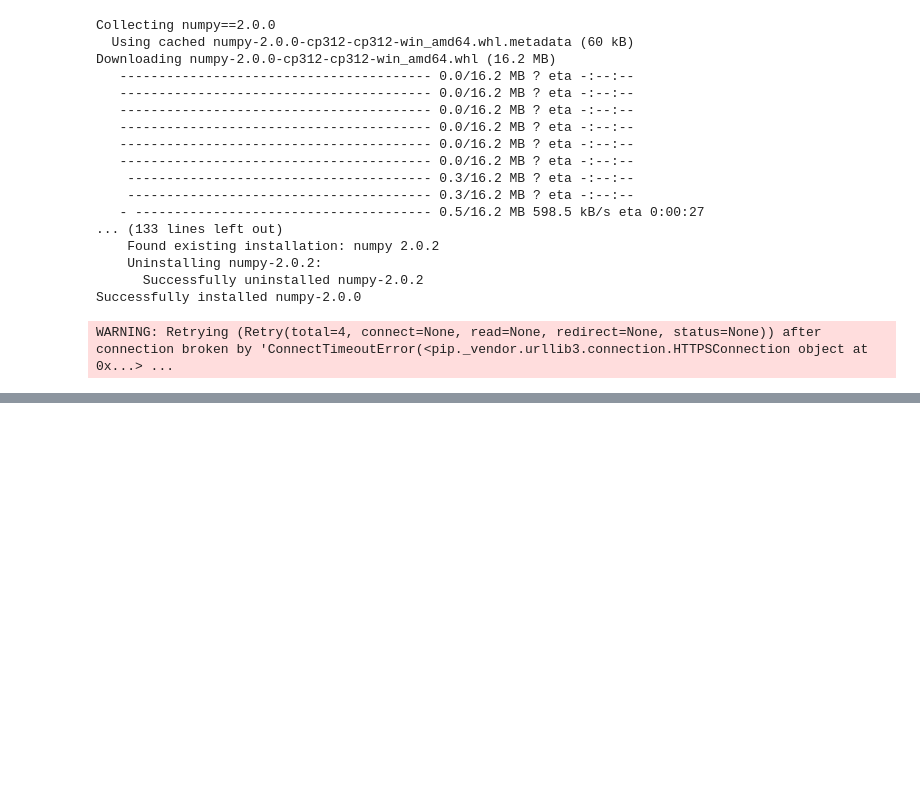
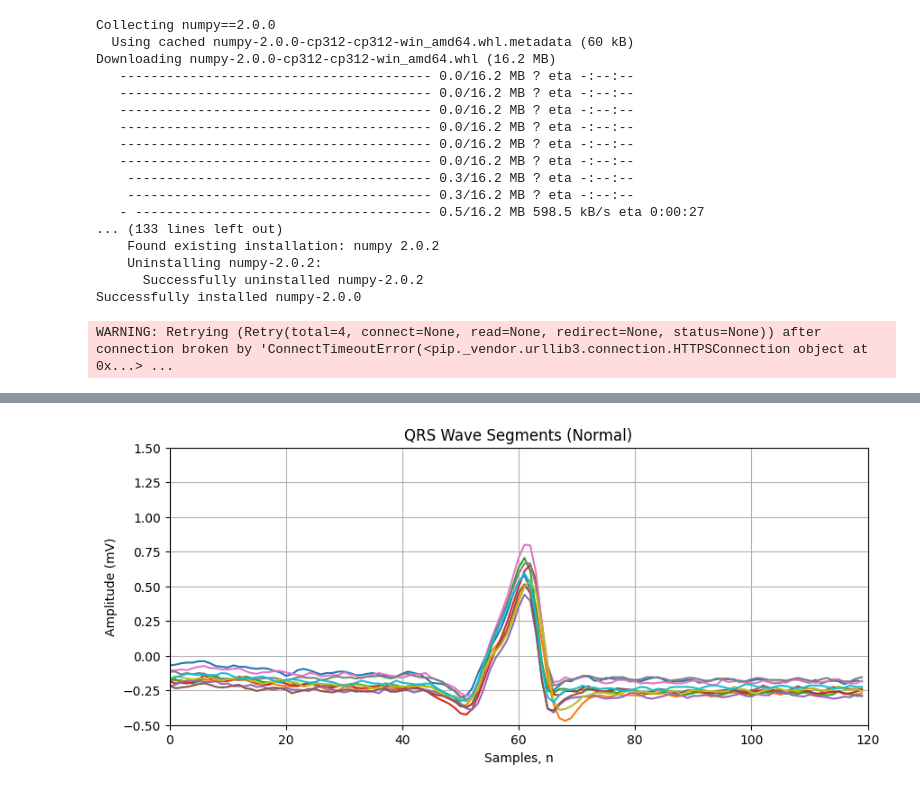
Before and after one commit to ouerghi01/HeartbeatClassification, a Jupyter notebook: HeartBeat.ipynb, the cells around one changed output, grey strips where cells are left out. Saved outputs shown, nothing was run; the diff lists cells and outputs as text; code cells hidden in the pictures; blank space fills up the shorter version.

```diff
--- a/HeartBeat.ipynb
+++ b/HeartBeat.ipynb
@@ -126,0 +233,47 @@ plt.show()
+# %%
+import numpy as np
+import pywt
+import matplotlib.pyplot as plt
+import wfdb
+from wfdb.processing import xqrs_detect
+
+# Load your ECG data
+import numpy as np
+import matplotlib.pyplot as plt
+import wfdb
+import pywt
+from wfdb.processing import xqrs_detect
+
+data_directory = 'mit-bih-arrhythmia-database-1.0.0/'
+record_name = '100'
+record = wfdb.rdrecord(f'{data_directory}{record_name}', sampto=3000)
+
+# Extract the signal and sampling frequency
+fs = record.fs
+signal = record.p_signal[:, 1]  # First channel
+
+# Detect R-peaks using XQRS algorithm
+rpeaks = xqrs_detect(signal, fs=fs, verbose=False)
+
+# Define parameters for QRS segment extraction
+segment_duration = 120  # Number of samples to extract around the R peak
+half_segment = segment_duration // 2
+
+# Plot the detected QRS segments
+plt.figure(figsize=(10, 4))
+
+for peak in rpeaks:
+    if peak - half_segment >= 0 and peak + half_segment < len(signal):
+        qrs_segment = signal[peak - half_segment: peak + half_segment]
+        plt.plot(np.arange(segment_duration), qrs_segment)
+
+# Plot formatting
+plt.title('QRS Wave Segments (Normal)')
+plt.xlabel('Samples, n')
+plt.ylabel('Amplitude (mV)')
+plt.grid()
+plt.xlim(0, segment_duration)
+plt.ylim(-0.5, 1.5)
+plt.show()
+# %% [output]
+[figure, added]
```
Also changed, not shown: parts of 11 cells of this notebook, 2 other files.
